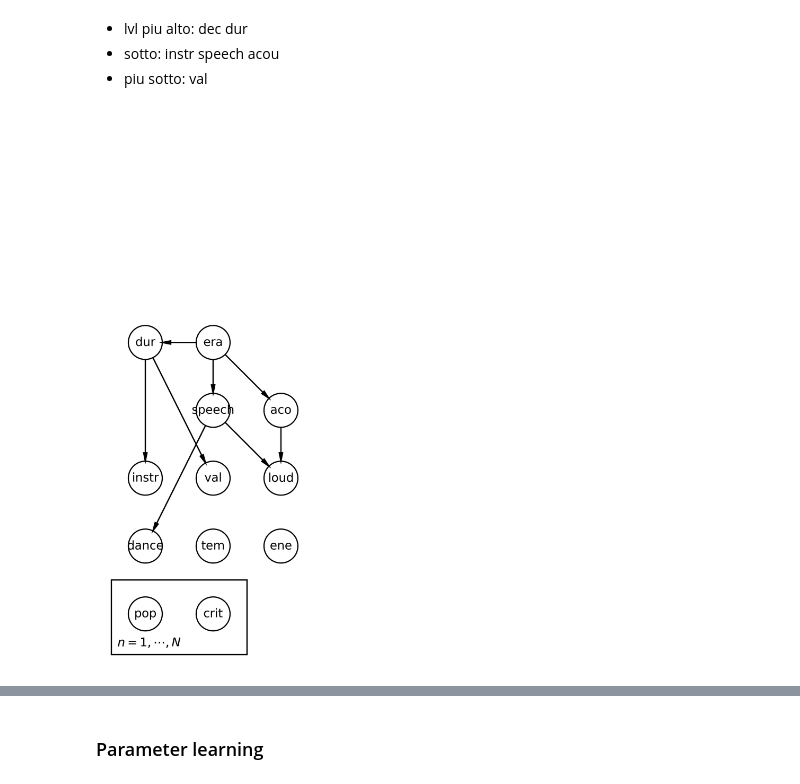
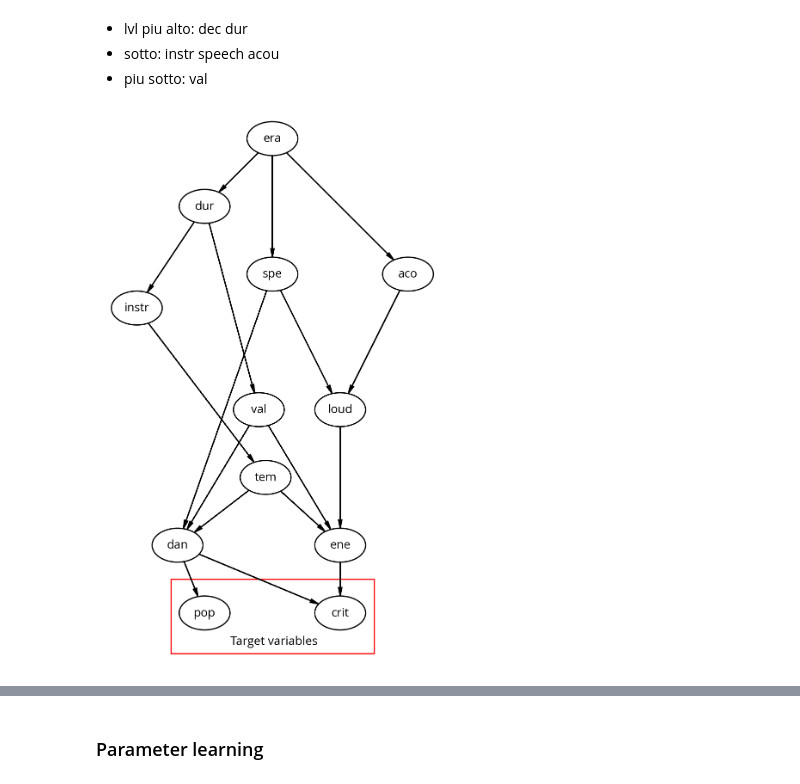
Before and after one commit to MScaramuzzi/FAIKR-3, a Jupyter notebook: df_compl.ipynb, the cells around one changed output, grey strips where cells are left out. Cells and saved outputs as stored; diff of their text form; code cells hidden in the pictures.

Commit message:
aggiustato grafico in daft

```diff
--- a/df_compl.ipynb
+++ b/df_compl.ipynb
@@ -747,53 +764,74 @@ pgm = PGM(shape=[6,8])
 - sotto: instr speech acou
 - piu sotto: val
 # %%
+pgm = daft.PGM(aspect=1.5,directed=True,dpi=200,shape=[5,8])
+
 # lvl5
-pgm.add_node(daft.Node('era', r"era", 2, 5),scale=0.5)
-pgm.add_node(daft.Node('dur', r"dur", 1, 5))
+plt.rcParams["figure.facecolor"] = "w"
+
+
+
+pgm.add_node('era', r"era", 3, 8)
+pgm.add_node(daft.Node('dur', r"dur", 2, 7))
 
 # lvl4
-pgm.add_node(daft.Node('speech', r"speech", 2, 4))
-pgm.add_node(daft.Node('aco', r"aco", 3, 4))
+pgm.add_node(daft.Node('speech', r"spe", 3, 6))
+pgm.add_node(daft.Node('aco', r"aco", 5, 6))
 
 #lvl 3
-pgm.add_node(daft.Node('instr', r"instr", 1, 3))
-pgm.add_node(daft.Node('val', r"val", 2, 3))
-pgm.add_node(daft.Node('loud', r"loud", 3, 3))
+pgm.add_node(daft.Node('instr', r"instr", 1, 5.5))
+pgm.add_node(daft.Node('val', r"val", 2.8,4))
+pgm.add_node(daft.Node('loud', r"loud", 4, 4))
 
 #lvl 2
-pgm.add_node(daft.Node('dance', r"dance", 1, 2))
-pgm.add_node(daft.Node('tem', r"tem", 2, 2))
-pgm.add_node(daft.Node('ene', r"ene", 3, 2))
+
+pgm.add_node(daft.Node('tem', r"tem", 2.9, 3))
+pgm.add_node(daft.Node('ene', r"ene", 4, 2))
+pgm.add_node(daft.Node('dance', r"dan", 1.6, 2))
 
 #lvl 1
-pgm.add_node(daft.Node('pop', r"pop", 1, 1))
-pgm.add_node(daft.Node('crit', r"crit", 2, 1))
+pgm.add_node(daft.Node('pop', r"pop", 2, 1))
+pgm.add_node(daft.Node('crit', r"crit", 4, 1))
 
 #edges
 
 pgm.add_edge('era', 'dur')
 # lvl5-4
 pgm.add_edge('era', 'aco')
 pgm.add_edge('era', 'speech')
 
 
 # lvl4-3
 pgm.add_edge('dur', 'instr')
+pgm.add_edge('instr', 'tem')
 pgm.add_edge('dur', 'val')
 pgm.add_edge('speech', 'loud')
 pgm.add_edge('aco', 'loud')
 
 # lvl4-2
 pgm.add_edge('speech', 'dance')
+pgm.add_edge('val', 'dance')
+pgm.add_edge('val', 'ene')
+
+# lvl3-2
+pgm.add_edge('loud', 'ene')
+pgm.add_edge('tem', 'ene')
+pgm.add_edge('tem', 'dance')
 
 
-# lvl3-2
+pgm.add_edge('dance', 'pop')
+pgm.add_edge('dance', 'crit')
+# lvl2-1
+pgm.add_edge('ene', 'crit')
 
-pgm.add_plate([0.5, 0.5, 2, 1], label=r"$n = 1, \cdots, N$", shift=-0.1)
 
-# lvl2-1
+pgm.add_plate([1.5,0.5,3, 1],label=r"Target variables ",shift=-0.1,label_offset=[50,5],rect_params={"ec":"red"})
 
-pgm.render(dpi=600)
+# pgm._nodes['era'].render(node_ec='blue')
+
+
+
+pgm.render()
 plt.show()
 # %% [output]
-[figure, old version]
+[figure, new version]
```
Also changed, not shown: parts of 23 cells of this notebook.
